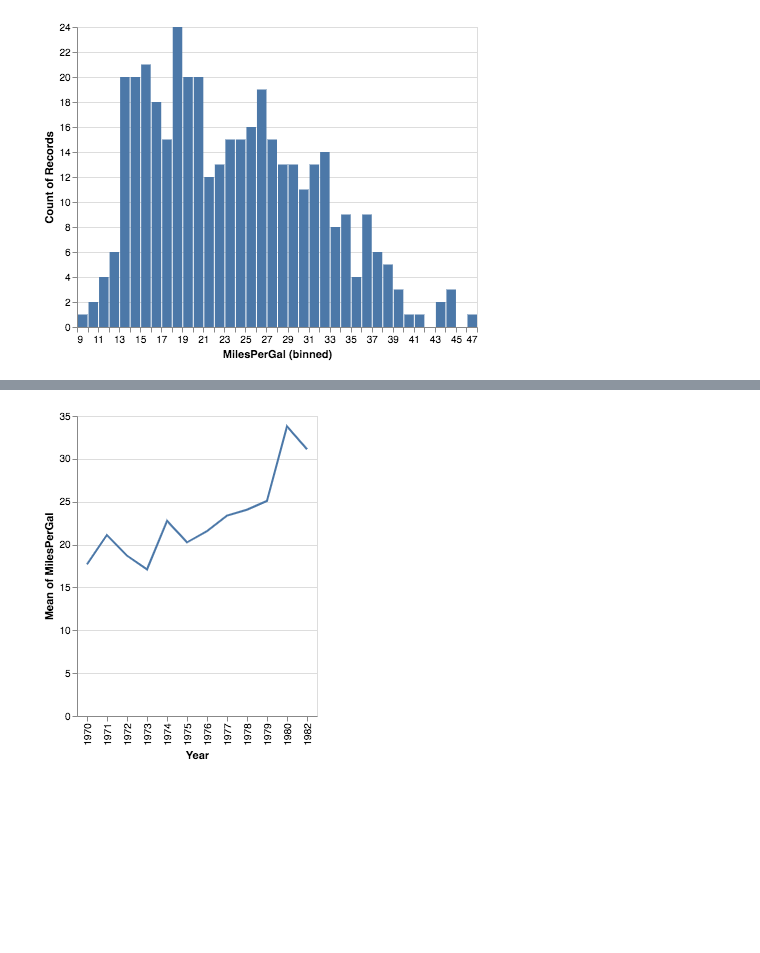
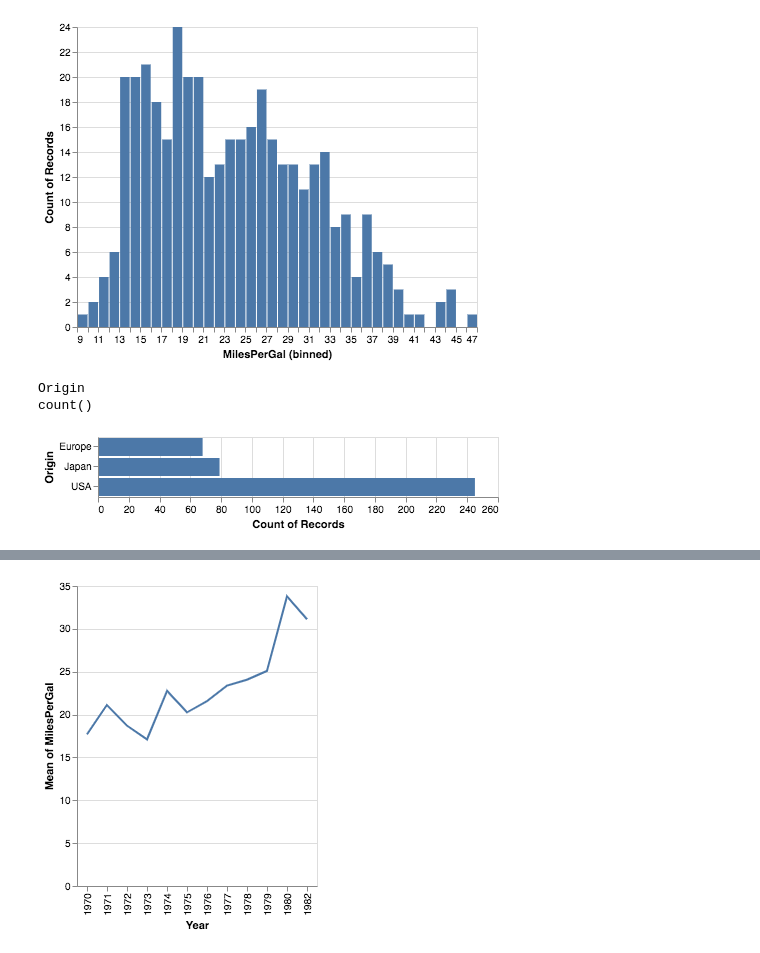
Before and after one commit to dorisjlee/datasci-api, a Jupyter notebook: ipynb/demo/Display (Single Specified Viz) Demo.ipynb, the cells around one changed output, grey strips where cells are left out. Saved outputs shown, nothing was run; the diff lists cells and outputs as text; code cells hidden in the pictures; blank space fills up the shorter version.

```diff
--- a/ipynb/demo/Display (Single Specified Viz) Demo.ipynb
+++ b/ipynb/demo/Display (Single Specified Viz) Demo.ipynb
@@ -25,6 +25,14 @@ dobj = DataObj(dataset,[Column("MilesPerGal")])
 dobj.display()
 # %% [output]
 [figure]
+# %%
+# Test Example Bar Chart (Default Count)
+dobj = DataObj(dataset,[Column("Origin")])
+dobj.display()
+# %% [output]
+Origin
+count()
+[figure, added]
 # %%
 # Test Example Bar Chart
 # dobj = DataObj(dataset,[Column("MilesPerGal",dataModel="measure", channel='x'),
```
Also changed, not shown: parts of 9 cells of this notebook, 4 other files.
